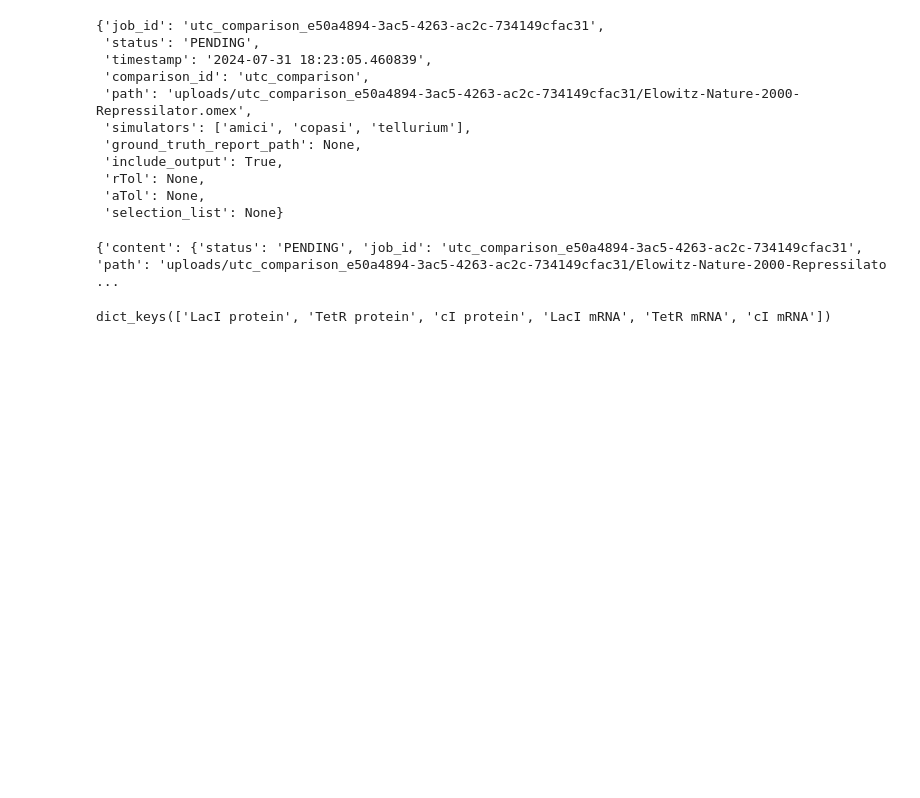
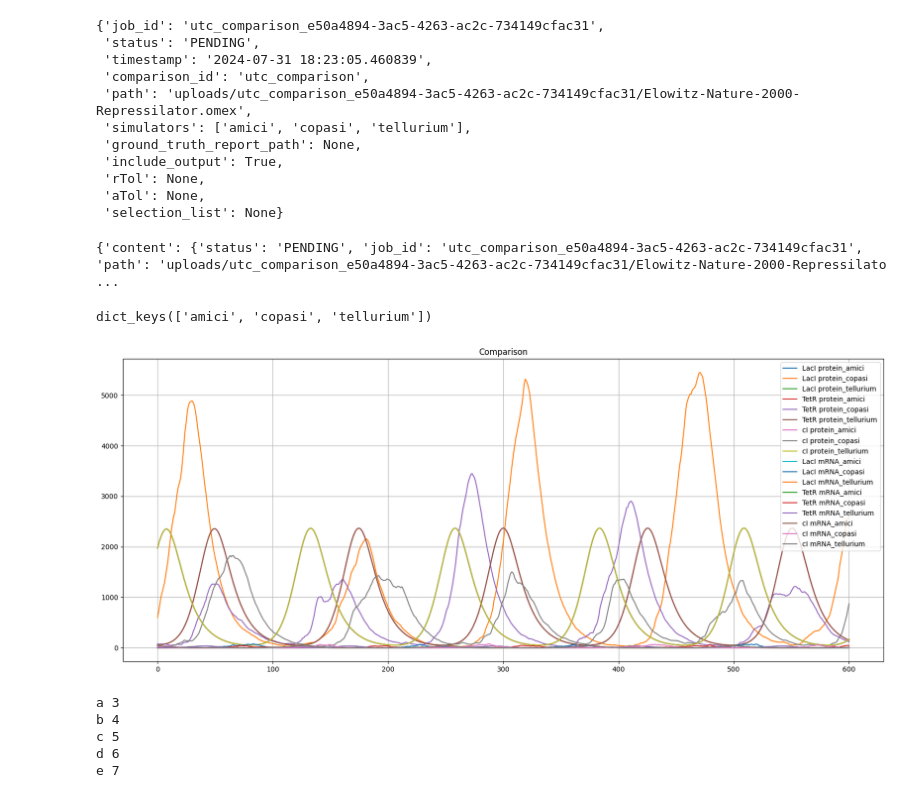
Before and after one commit to biosimulators/bio-check, a Jupyter notebook: demos/bio_check_demo.ipynb, the cells around one changed output. Cells and saved outputs as stored; diff of their text form; code cells hidden in the pictures; blank space fills up the shorter version.

```diff
--- a/demos/bio_check_demo.ipynb
+++ b/demos/bio_check_demo.ipynb
@@ -185,13 +185,39 @@ except Exception as e:
 # %%
 test_data = verify.get_verify_output(omex_job_id)
 
-test_data['content']['results']['results'].keys()
+test_data['content']['results']['results']['cI mRNA']['output_data'].keys()
 # %% [output]
-dict_keys(['LacI protein', 'TetR protein', 'cI protein', 'LacI mRNA', 'TetR mRNA', 'cI mRNA'])
+dict_keys(['amici', 'copasi', 'tellurium'])
 # %%
 import seaborn as sns
 import matplotlib.pyplot as plt
 
 
 def visualize(data: dict):
-    for
+    """Visualize simulation output data, not comparison data!"""
+    plt.figure(figsize=(20, 8))
+    for species_name, species_data in data['content']['results']['results'].items():
+        output_data = species_data.get('output_data')
+        if output_data is not None:
+            for simulator_name, simulator_output in output_data.items():
+                sns.lineplot(data=simulator_output, label=f"{species_name}_{simulator_name}")
+
+    plt.legend()
+    plt.grid(True)
+    plt.title("Comparison")
+    return plt.show()
+# %%
+visualize(test_data)
+# %% [output]
+[figure, added]
+# %%
+for i, v in enumerate({'a': 3, 'b': 4, 'c': 5, 'd': 6, 'e': 7}.items()):
+    k = v[0]
+    val = v[1]
+    print(k, val)
+# %% [output]
+a 3
+b 4
+c 5
+d 6
+e 7
```
Also changed, not shown: parts of 3 cells of this notebook.
